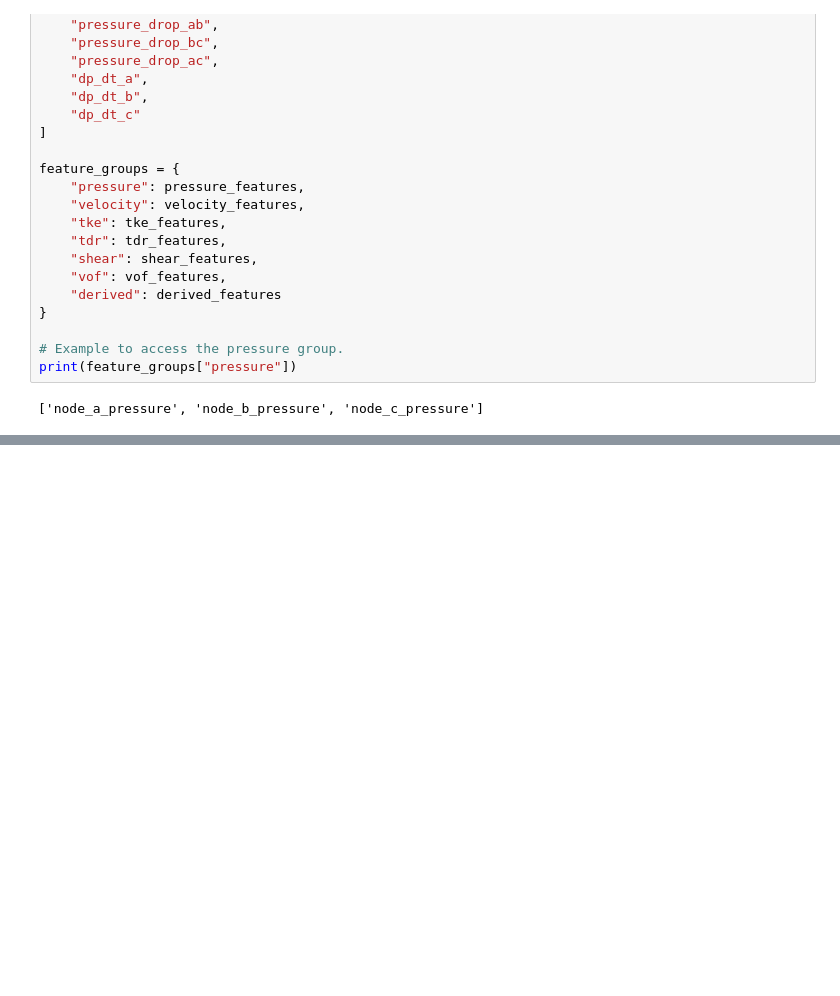
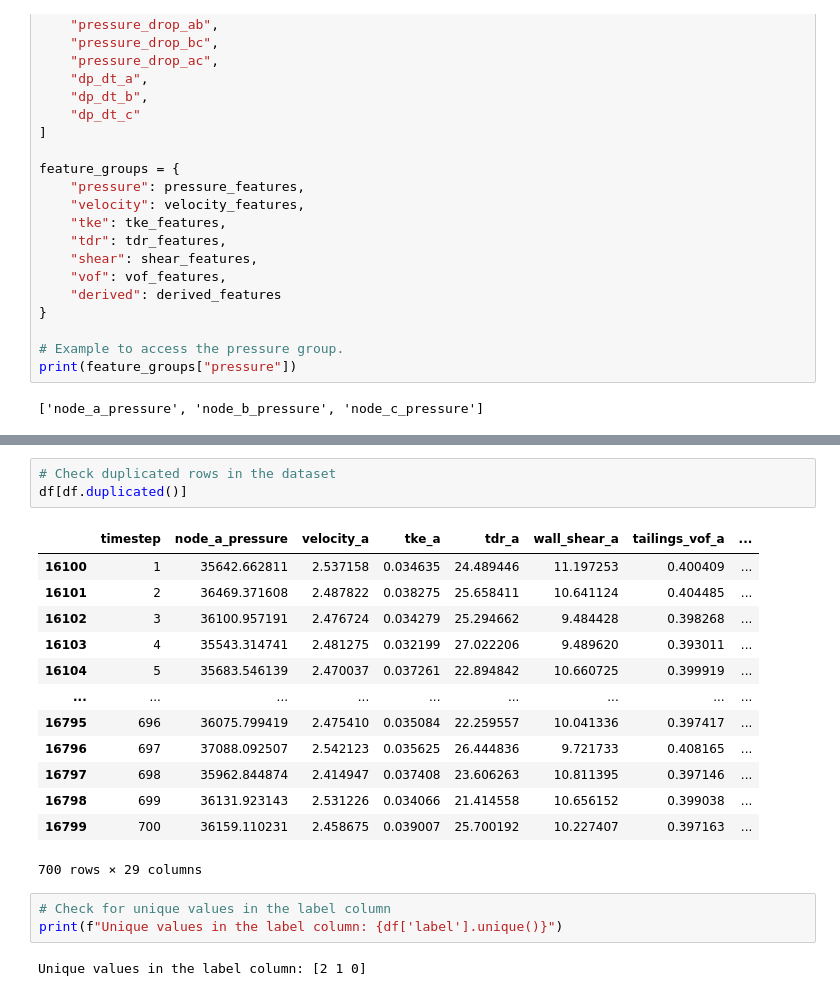
Before and after one commit to Darlene-13/SmartPipe-AI-Powered-Leak-Detection-for-Kenya-s-Pipeline-Network, a Jupyter notebook: ml_service/notebooks/01_EDA.ipynb, the cells around one changed output, grey strips where cells are left out. Drawn from its saved outputs; the diff is of its cells as text; blank space fills up the shorter version.

```diff
--- a/ml_service/notebooks/01_EDA.ipynb
+++ b/ml_service/notebooks/01_EDA.ipynb
@@ -154,0 +170,22 @@ dtype: object
+# %%
+# Check duplicated rows in the dataset
+df[df.duplicated()]
+# %% [output]
+|  | timestep | node_a_pressure | velocity_a | tke_a | tdr_a | wall_shear_a | tailings_vof_a | ... |
+| 16100 | 1 | 35642.662811 | 2.537158 | 0.034635 | 24.489446 | 11.197253 | 0.400409 | ... |
+| 16101 | 2 | 36469.371608 | 2.487822 | 0.038275 | 25.658411 | 10.641124 | 0.404485 | ... |
+| 16102 | 3 | 36100.957191 | 2.476724 | 0.034279 | 25.294662 | 9.484428 | 0.398268 | ... |
+| 16103 | 4 | 35543.314741 | 2.481275 | 0.032199 | 27.022206 | 9.489620 | 0.393011 | ... |
+| 16104 | 5 | 35683.546139 | 2.470037 | 0.037261 | 22.894842 | 10.660725 | 0.399919 | ... |
+| ... | ... | ... | ... | ... | ... | ... | ... | ... |
+| 16795 | 696 | 36075.799419 | 2.475410 | 0.035084 | 22.259557 | 10.041336 | 0.397417 | ... |
+| 16796 | 697 | 37088.092507 | 2.542123 | 0.035625 | 26.444836 | 9.721733 | 0.408165 | ... |
+| 16797 | 698 | 35962.844874 | 2.414947 | 0.037408 | 23.606263 | 10.811395 | 0.397146 | ... |
+| 16798 | 699 | 36131.923143 | 2.531226 | 0.034066 | 21.414558 | 10.656152 | 0.399038 | ... |
+| 16799 | 700 | 36159.110231 | 2.458675 | 0.039007 | 25.700192 | 10.227407 | 0.397163 | ... |
+700 rows × 29 columns
+# %%
+# Check for unique values in the label column
+print(f"Unique values in the label column: {df['label'].unique()}")
+# %% [output]
+Unique values in the label column: [2 1 0]
```
Also changed, not shown: parts of 12 cells of this notebook, 4 other files.
